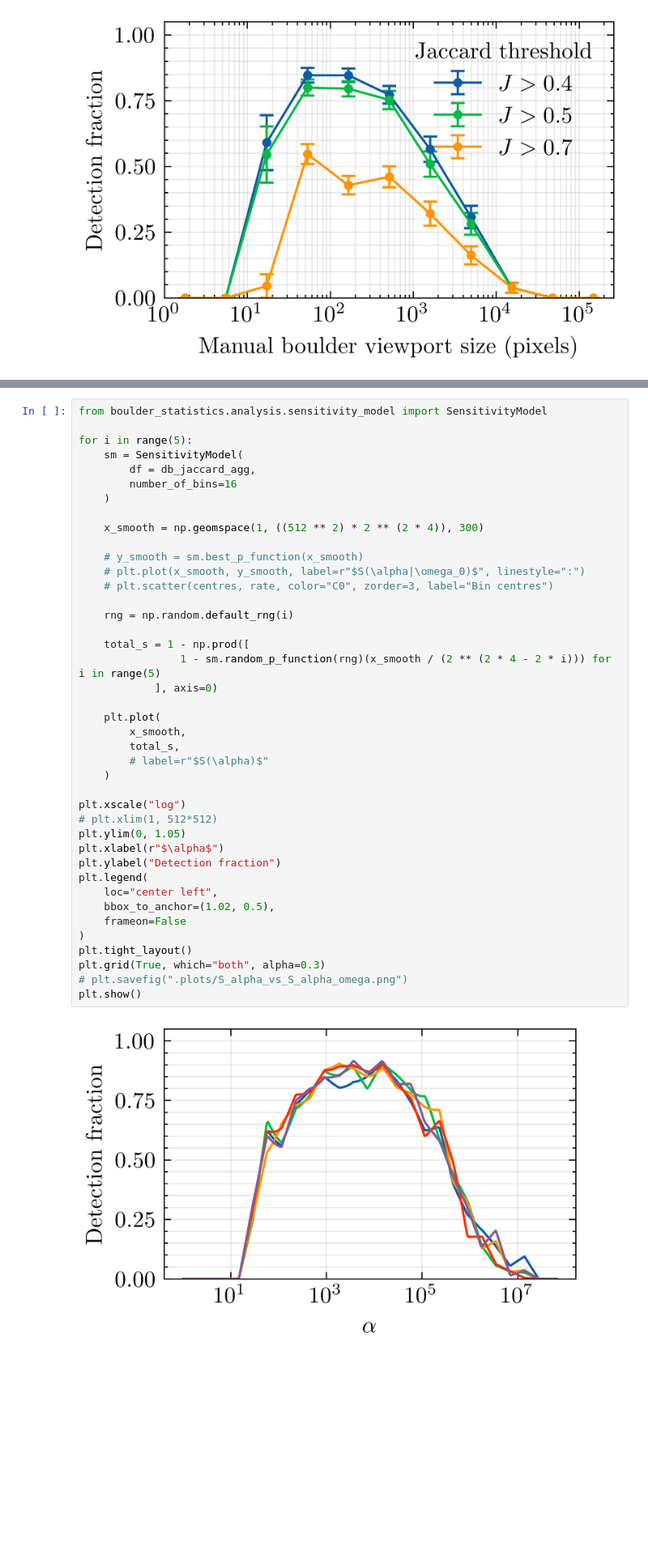
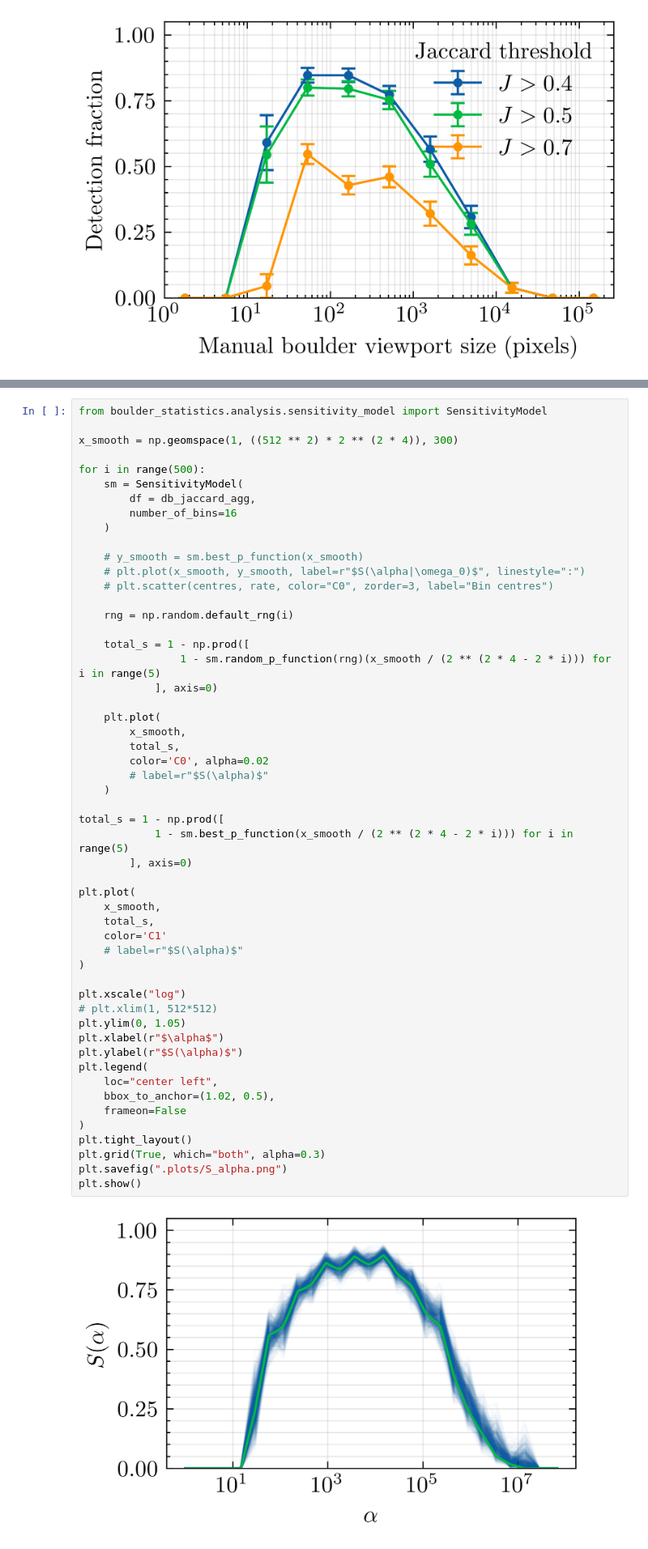
Before and after one commit to Joshua13764/QMAP, a Jupyter notebook: analysis/PSFDCont/investigate_S_from_manual_db_unmerged.ipynb, the cells around one changed output, grey strips where cells are left out. Shown at 81% size. Drawn from its saved outputs; the diff is of its cells as text; blank space fills up the shorter version.

```diff
--- a/analysis/PSFDCont/investigate_S_from_manual_db_unmerged.ipynb
+++ b/analysis/PSFDCont/investigate_S_from_manual_db_unmerged.ipynb
@@ -242,46 +242,58 @@ plt.show()
 # %%
 from boulder_statistics.analysis.sensitivity_model import SensitivityModel
 
-for i in range(5):
+x_smooth = np.geomspace(1, ((512 ** 2) * 2 ** (2 * 4)), 300)
+
+for i in range(500):
     sm = SensitivityModel(
         df = db_jaccard_agg,
         number_of_bins=16
     )
-
-    x_smooth = np.geomspace(1, ((512 ** 2) * 2 ** (2 * 4)), 300)
 
     # y_smooth = sm.best_p_function(x_smooth)
     # plt.plot(x_smooth, y_smooth, label=r"$S(\alpha|\omega_0)$", linestyle=":")
     # plt.scatter(centres, rate, color="C0", zorder=3, label="Bin centres")
 
     rng = np.random.default_rng(i)
 
     total_s = 1 - np.prod([
                 1 - sm.random_p_function(rng)(x_smooth / (2 ** (2 * 4 - 2 * i))) for i in range(5)
             ], axis=0)
 
     plt.plot(
         x_smooth,
         total_s,
+        color='C0', alpha=0.02
         # label=r"$S(\alpha)$"
     )
+
+total_s = 1 - np.prod([
+            1 - sm.best_p_function(x_smooth / (2 ** (2 * 4 - 2 * i))) for i in range(5)
+        ], axis=0)
+
+plt.plot(
+    x_smooth,
+    total_s,
+    color='C1'
+    # label=r"$S(\alpha)$"
+)
 
 plt.xscale("log")
 # plt.xlim(1, 512*512)
 plt.ylim(0, 1.05)
 plt.xlabel(r"$\alpha$")
-plt.ylabel("Detection fraction")
+plt.ylabel(r"$S(\alpha)$")
 plt.legend(
     loc="center left",
     bbox_to_anchor=(1.02, 0.5),
     frameon=False
 )
 plt.tight_layout()
 plt.grid(True, which="both", alpha=0.3)
-# plt.savefig(".plots/S_alpha_vs_S_alpha_omega.png")
+plt.savefig(".plots/S_alpha.png")
 plt.show()
 # %% [output]
-[figure, old version]
+[figure, new version]
 # %%
 db_jaccard_agg.write_parquet(r"C:\Users\Joshu\OneDrive - Nexus365\AO33\Boulder_database\AO33\.data_products\db_jaccard_agg.parquet")
 # %%
```
Also changed, not shown: parts of 3 cells of this notebook, 31 other files.
